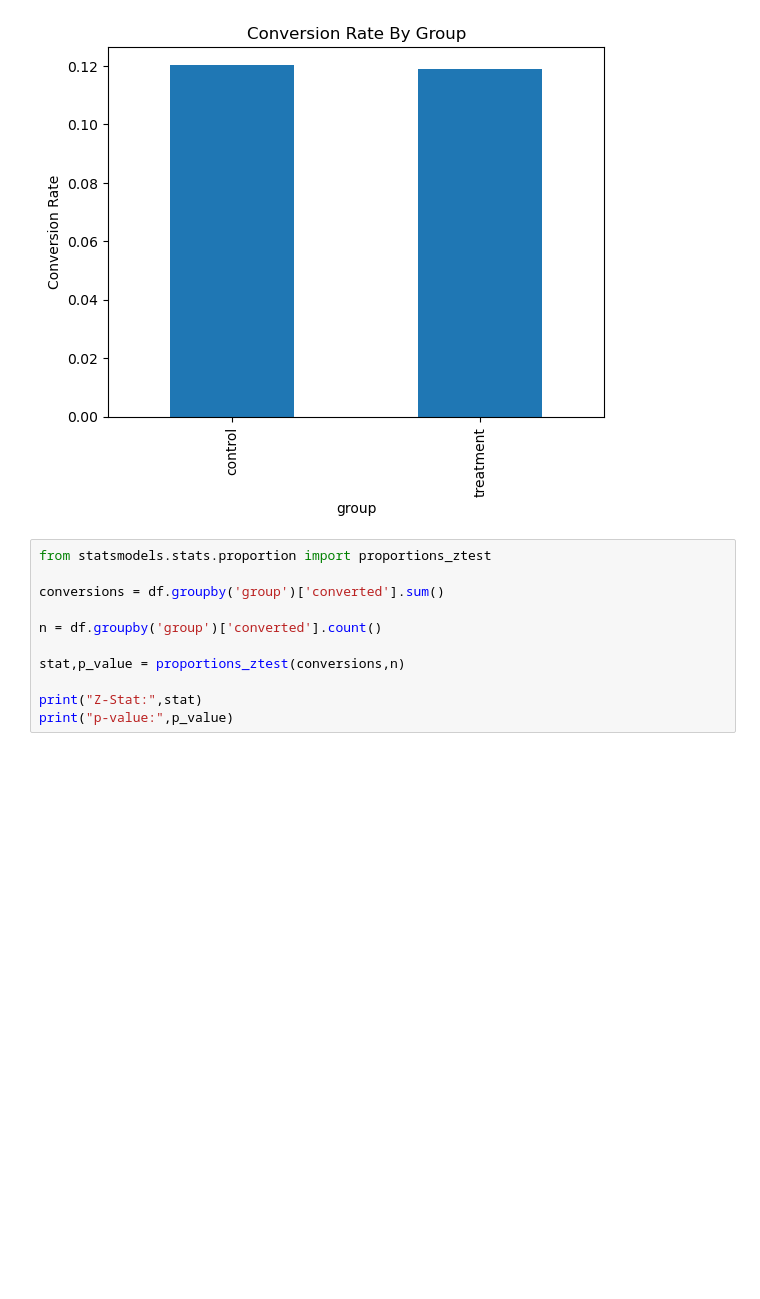
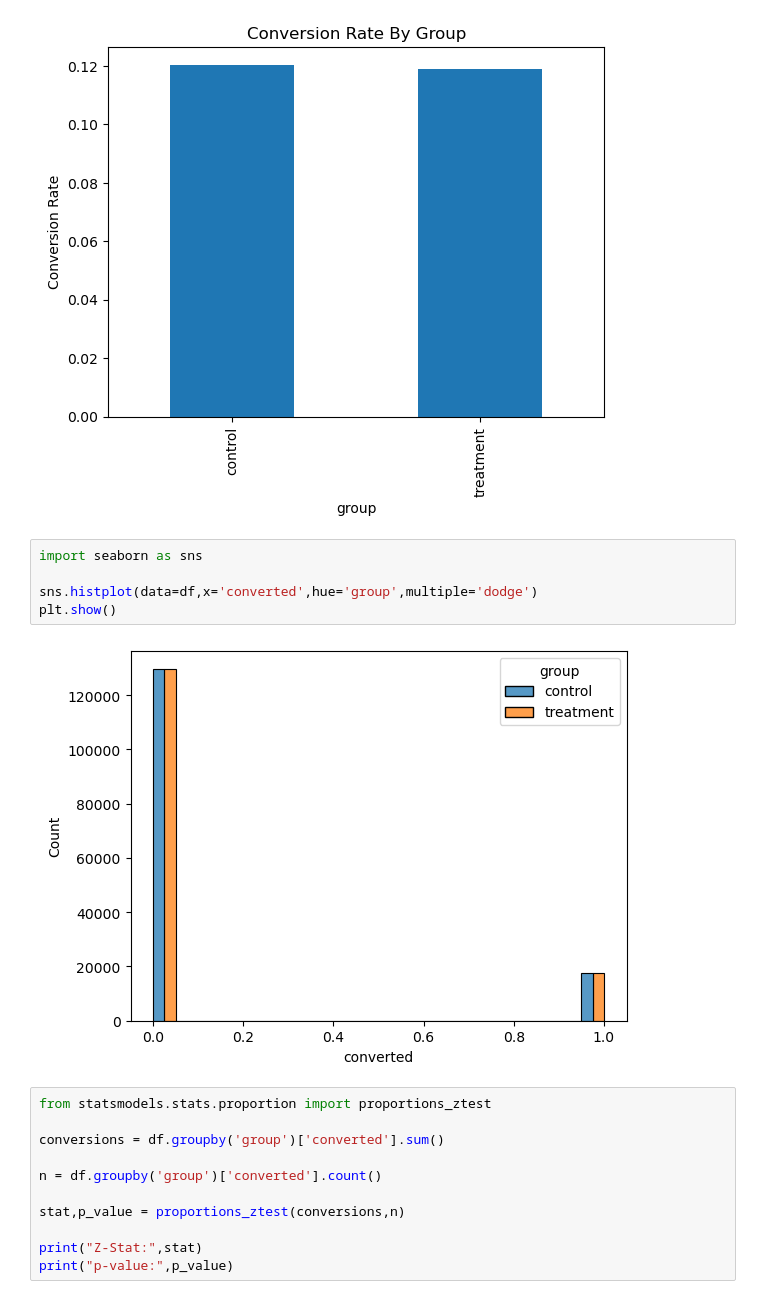
Before and after one commit to theHoodguy4587/A-B-Testing-Project, a Jupyter notebook: notebook/ab_testing.ipynb, the cells around one changed output. Drawn from its saved outputs; the diff is of its cells as text; blank space fills up the shorter version.

```diff
--- a/notebook/ab_testing.ipynb
+++ b/notebook/ab_testing.ipynb
@@ -57,6 +57,13 @@ plt.ylabel('Conversion Rate')
 plt.show()
 # %% [output]
 [figure]
+# %%
+import seaborn as sns
+
+sns.histplot(data=df,x='converted',hue='group',multiple='dodge')
+plt.show()
+# %% [output]
+[figure, added]
 # %%
 from statsmodels.stats.proportion import proportions_ztest
 
```
Also changed, not shown: parts of 2 cells of this notebook.
